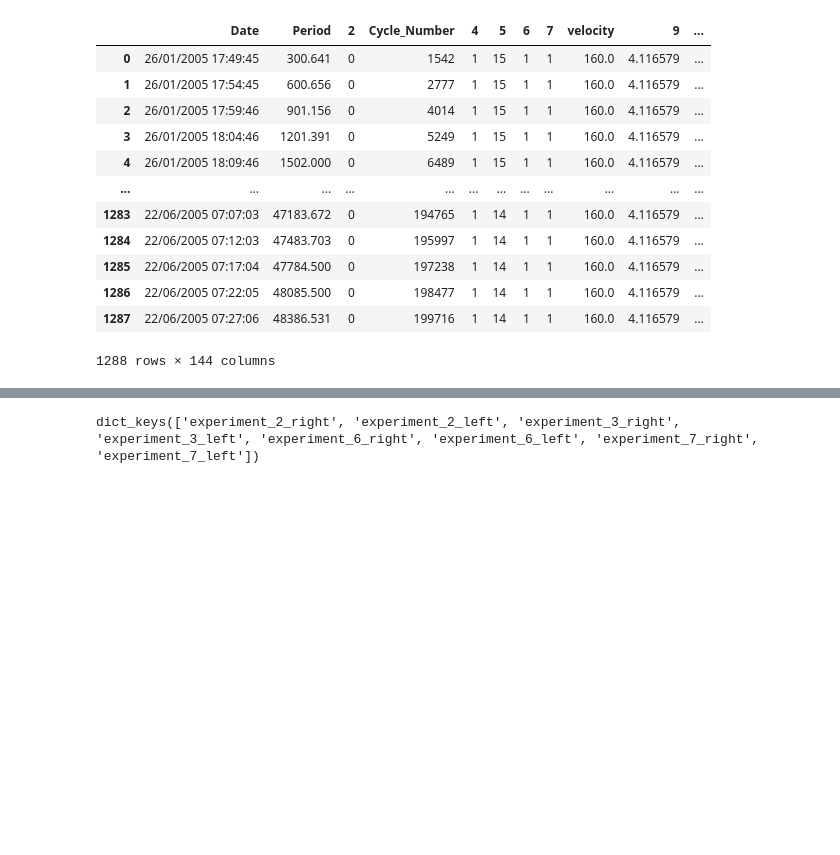
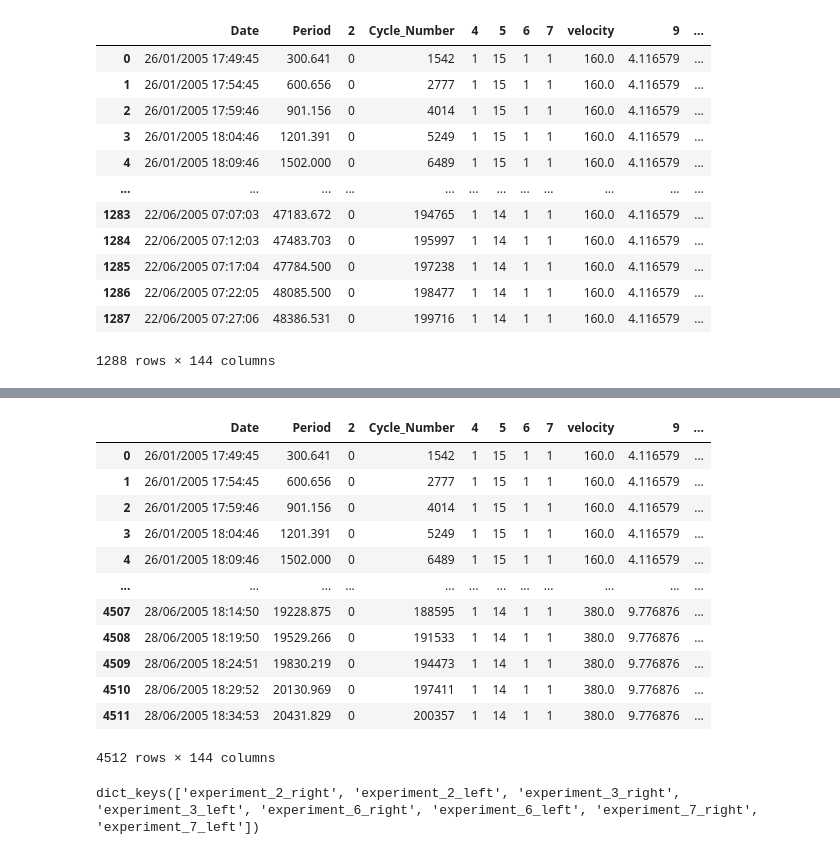
Before and after one commit to rammalali/FYP, a Jupyter notebook: notebooks/model_creation.ipynb, the cells around one changed output, grey strips where cells are left out. Saved outputs shown, nothing was run; the diff lists cells and outputs as text; code cells hidden in the pictures; blank space fills up the shorter version.

```diff
--- a/notebooks/model_creation.ipynb
+++ b/notebooks/model_creation.ipynb
@@ -30,3 +30,27 @@ df_160
 | 1286 | 22/06/2005 07:22:05 | 48085.500 | 0 | 198477 | 1 | 14 | 1 | 1 | 160.0 | 4.116579 | ... |
 | 1287 | 22/06/2005 07:27:06 | 48386.531 | 0 | 199716 | 1 | 14 | 1 | 1 | 160.0 | 4.116579 | ... |
 1288 rows × 144 columns
+# %%
+import pandas as pd
+import numpy as np
+
+def calculate_smoothed_displacement(row, window_size=10):
+    data = pd.to_numeric(row[19:139], errors='coerce')  # Adjusted column range
+    smoothed_data = data.rolling(window=window_size, center=True).mean()
+
+    max_value_smoothed = smoothed_data.max() if np.isfinite(smoothed_data.max()) else 0
+    min_value_smoothed = smoothed_data.min() if np.isfinite(smoothed_data.min()) else 0
+    return max_value_smoothed - min_value_smoothed
+
+datasets = ['df_160', 'df_210', 'df_270', 'df_320', 'df_360', 'df_380']
+
+dfs = {}
+for dataset in datasets:
+    dfs[dataset] = pd.read_csv(f'../dataset/velocity_dfs/data_velocity_{dataset.split("_")[1]}.csv')
+
+for dataset in dfs:
+    dfs[dataset]['smoothed_displacement'] = dfs[dataset].apply(calculate_smoothed_displacement, axis=1)
+
+combined_df = pd.concat(dfs.values(), ignore_index=True)
+
+print(combined_df.head())
@@ -33,3 +75,19 @@ df_160
+# %%
+combined_df
+# %% [output]
+|  | Date | Period | 2 | Cycle_Number | 4 | 5 | 6 | 7 | velocity | 9 | ... |
+| 0 | 26/01/2005 17:49:45 | 300.641 | 0 | 1542 | 1 | 15 | 1 | 1 | 160.0 | 4.116579 | ... |
+| 1 | 26/01/2005 17:54:45 | 600.656 | 0 | 2777 | 1 | 15 | 1 | 1 | 160.0 | 4.116579 | ... |
+| 2 | 26/01/2005 17:59:46 | 901.156 | 0 | 4014 | 1 | 15 | 1 | 1 | 160.0 | 4.116579 | ... |
+| 3 | 26/01/2005 18:04:46 | 1201.391 | 0 | 5249 | 1 | 15 | 1 | 1 | 160.0 | 4.116579 | ... |
+| 4 | 26/01/2005 18:09:46 | 1502.000 | 0 | 6489 | 1 | 15 | 1 | 1 | 160.0 | 4.116579 | ... |
+| ... | ... | ... | ... | ... | ... | ... | ... | ... | ... | ... | ... |
+| 4507 | 28/06/2005 18:14:50 | 19228.875 | 0 | 188595 | 1 | 14 | 1 | 1 | 380.0 | 9.776876 | ... |
+| 4508 | 28/06/2005 18:19:50 | 19529.266 | 0 | 191533 | 1 | 14 | 1 | 1 | 380.0 | 9.776876 | ... |
+| 4509 | 28/06/2005 18:24:51 | 19830.219 | 0 | 194473 | 1 | 14 | 1 | 1 | 380.0 | 9.776876 | ... |
+| 4510 | 28/06/2005 18:29:52 | 20130.969 | 0 | 197411 | 1 | 14 | 1 | 1 | 380.0 | 9.776876 | ... |
+| 4511 | 28/06/2005 18:34:53 | 20431.829 | 0 | 200357 | 1 | 14 | 1 | 1 | 380.0 | 9.776876 | ... |
+4512 rows × 144 columns
 # %%
 if 'position' in df_160.columns and 'experiment_number' in df_160.columns:
 
```
Also changed, not shown: parts of 23 cells of this notebook, 1 other file.
